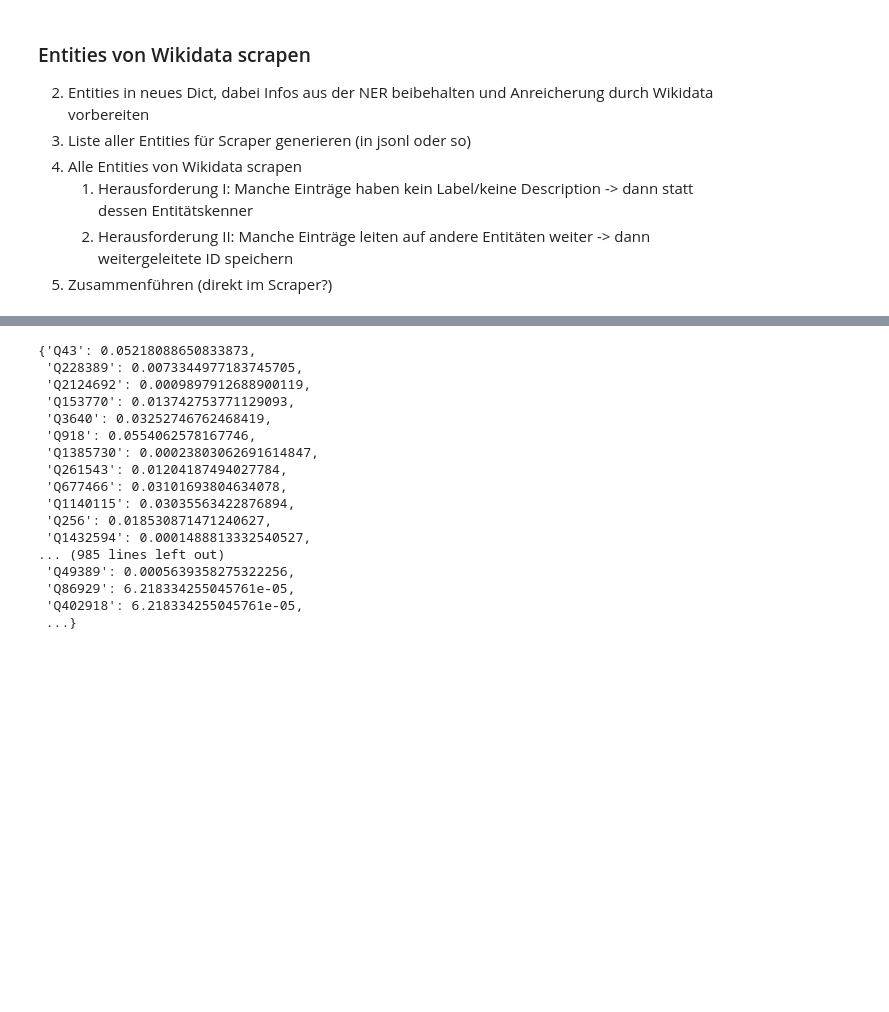
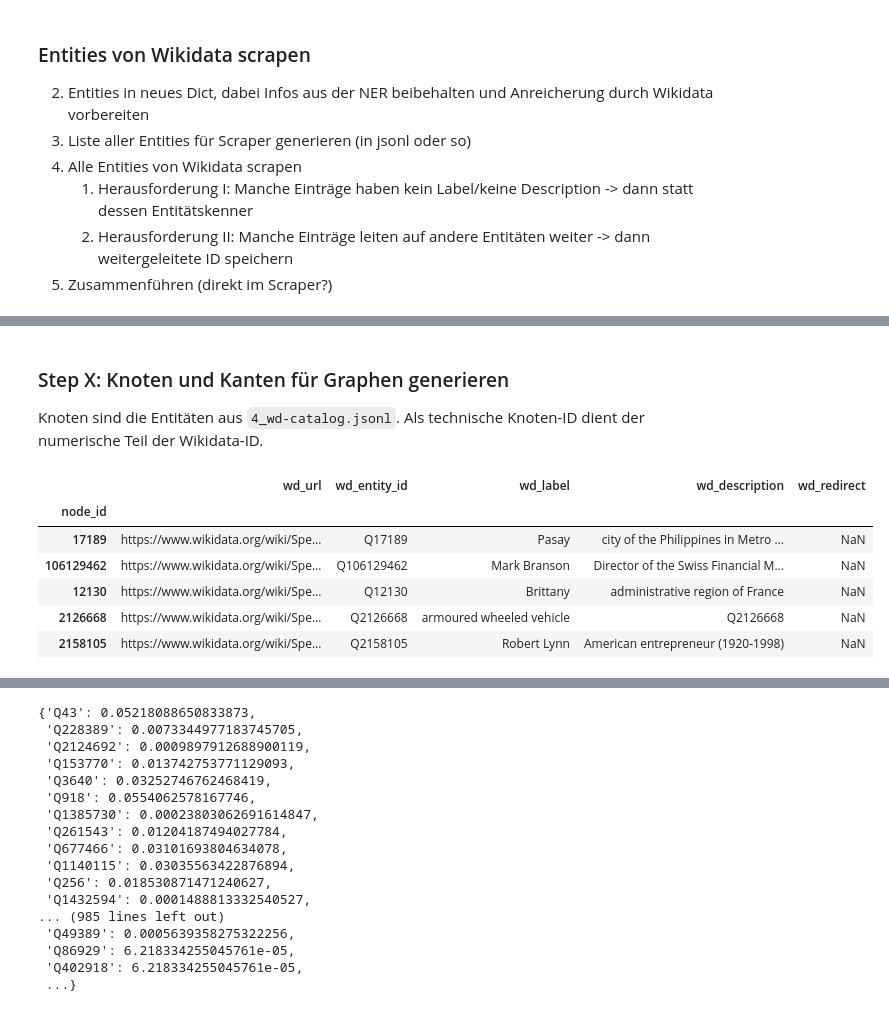
Before and after one commit to patmanteau/mbb-asud-paper-archive, a Jupyter notebook: src/mbb-asud-paper-polars.ipynb, the cells around one changed output, grey strips where cells are left out. Drawn from its saved outputs; the diff is of its cells as text; code cells hidden in the pictures; blank space fills up the shorter version.

```diff
--- a/src/mbb-asud-paper-polars.ipynb
+++ b/src/mbb-asud-paper-polars.ipynb
@@ -266,0 +295,17 @@ shape: (36_014, 5)
+# %% [markdown]
+### Step X: Knoten und Kanten für Graphen generieren
+
+Knoten sind die Entitäten aus `4_wd-catalog.jsonl`. Als technische Knoten-ID dient der numerische Teil der Wikidata-ID.
+# %%
+df_nodes_entities = pd.read_json(f"{_dd}/4_wd-catalog.jsonl", lines=True)
+df_nodes_entities["node_id"] = df_nodes_entities["wd_entity_id"].str.lstrip("Q").astype(int)
+df_nodes_entities.set_index("node_id", inplace=True)
+df_nodes_entities.sample(5)
+# %% [output]
+|  | wd_url | wd_entity_id | wd_label | wd_description | wd_redirect |
+| node_id |  |  |  |  |  |
+| 17189 | https://www.wikidata.org/wiki/Spe... | Q17189 | Pasay | city of the Philippines in Metro ... | NaN |
+| 106129462 | https://www.wikidata.org/wiki/Spe... | Q106129462 | Mark Branson | Director of the Swiss Financial M... | NaN |
+| 12130 | https://www.wikidata.org/wiki/Spe... | Q12130 | Brittany | administrative region of France | NaN |
+| 2126668 | https://www.wikidata.org/wiki/Spe... | Q2126668 | armoured wheeled vehicle | Q2126668 | NaN |
+| 2158105 | https://www.wikidata.org/wiki/Spe... | Q2158105 | Robert Lynn | American entrepreneur (1920-1998) | NaN |
```
Also changed, not shown: parts of 43 cells of this notebook.
